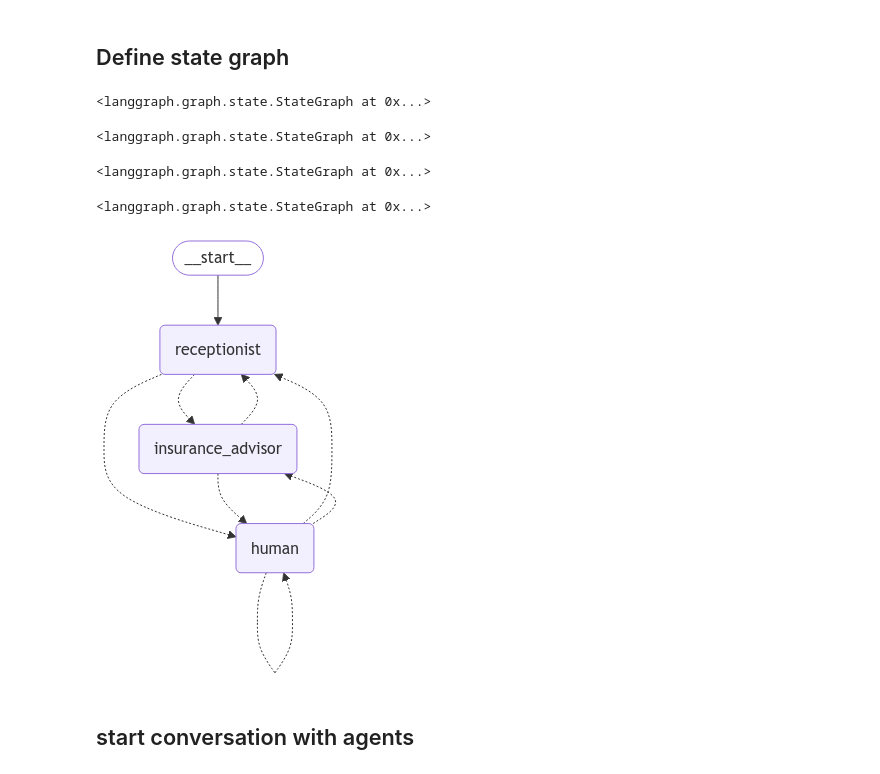
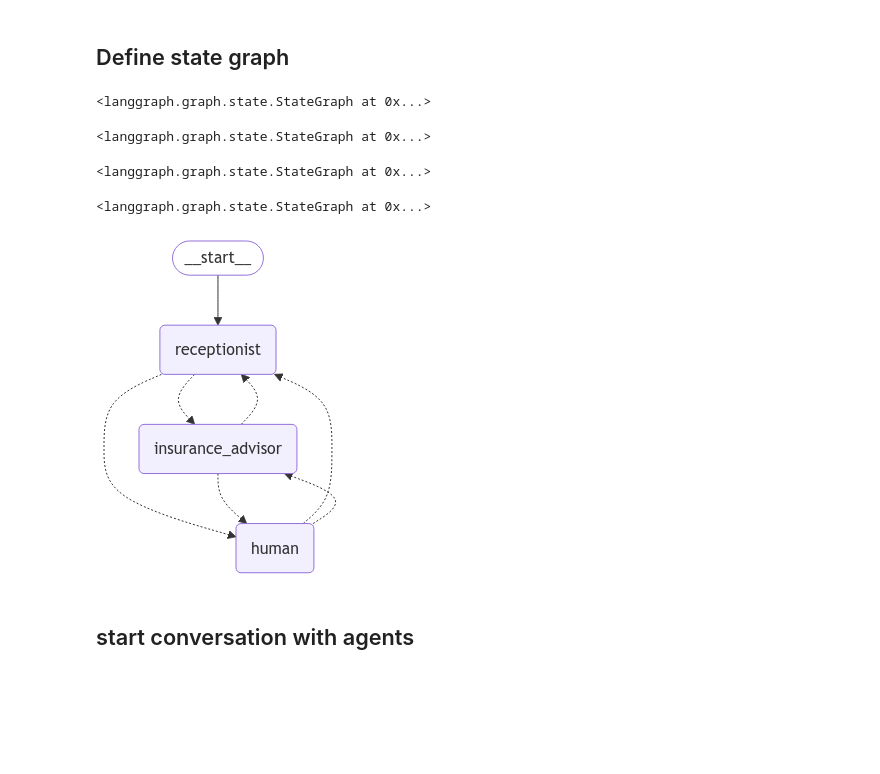
Before and after one commit to whlinaa/llm_demo, a Jupyter notebook: llm_demo.ipynb, the cells around one changed output. Cells and saved outputs as stored; diff of their text form; code cells hidden in the pictures; blank space fills up the shorter version.

Commit message:
redraw the state graph figure

```diff
--- a/llm_demo.ipynb
+++ b/llm_demo.ipynb
@@ -114,7 +118,7 @@ len(all_splits) = 1644
 # search the manulife document for information
 @tool(response_format="content_and_artifact")
 def retrieve(query: str):
-    """Retrieve information related to a query."""
+    """Use this tool to retrieve and summarize information from the Manulife 2023 annual report."""
     retrieved_docs = vector_store.similarity_search(query, k=3)
     serialized = "\n\n".join(
         (f"Source: {doc.metadata}\n" f"Content: {doc.page_content}")
@@ -126,6 +130,14 @@ def retrieve(query: str):
 search = TavilySearchResults(max_results=2)
 
 # transfer from one agent to another agent
+# Purpose: Transfers queries from one agent to another.
+# make_handoff_tool(agent_name="agent_X") creates a function named transfer_to_agent_X for passing requests.
+# handoff_to_agent:
+    # Adds a tool message indicating that the query has been transferred.
+    # Calls Command(goto=agent_name, graph=Command.PARENT, update=...), which:
+        # Moves the conversation to agent_name.
+        # Updates the chat history with a message about the transfer.
+# Useful for multi-agent systems where different agents specialize in different topics.
 def make_handoff_tool(*, agent_name: str):
     """Create a tool that can return handoff via a Command"""
     tool_name = f"transfer_to_{agent_name}"
@@ -202,7 +214,8 @@ def call_insurance_advisor(
 def human_node(
     state: MessagesState,
     config
-) -> Command[Literal["receptionist", "insurance_advisor", "human"]]:
+) -> Command[Literal["receptionist", "insurance_advisor"]]:
+# ) -> Command[Literal["receptionist", "insurance_advisor", "human"]]:
     """A node for collecting user input."""
 
     user_input = interrupt(value="Ready for user input.")
@@ -215,34 +228,34 @@ def human_node(
 
     active_agent = langgraph_triggers[0].split(":")[1]
 
     return Command(
         update={
             "messages": [
                 {
                     "role": "human",
                     "content": user_input,
                 }
             ]
         },
         goto=active_agent,
     )
 
 
 builder = StateGraph(MessagesState)
 builder.add_node("receptionist", call_receptionist)
 builder.add_node("insurance_advisor", call_insurance_advisor)
 builder.add_node("human", human_node)
 builder.add_edge(START, "receptionist")
 checkpointer = MemorySaver()
 graph = builder.compile(checkpointer=checkpointer)
 
 display(Image(graph.get_graph().draw_mermaid_png()))
 # %% [output]
 <langgraph.graph.state.StateGraph at 0x...>
 <langgraph.graph.state.StateGraph at 0x...>
 <langgraph.graph.state.StateGraph at 0x...>
 <langgraph.graph.state.StateGraph at 0x...>
-[figure, old version]
+[figure, new version]
 # %% [markdown]
 ## start conversation with agents
 # %%
```
Also changed, not shown: parts of 2 cells of this notebook, 5 other files.
